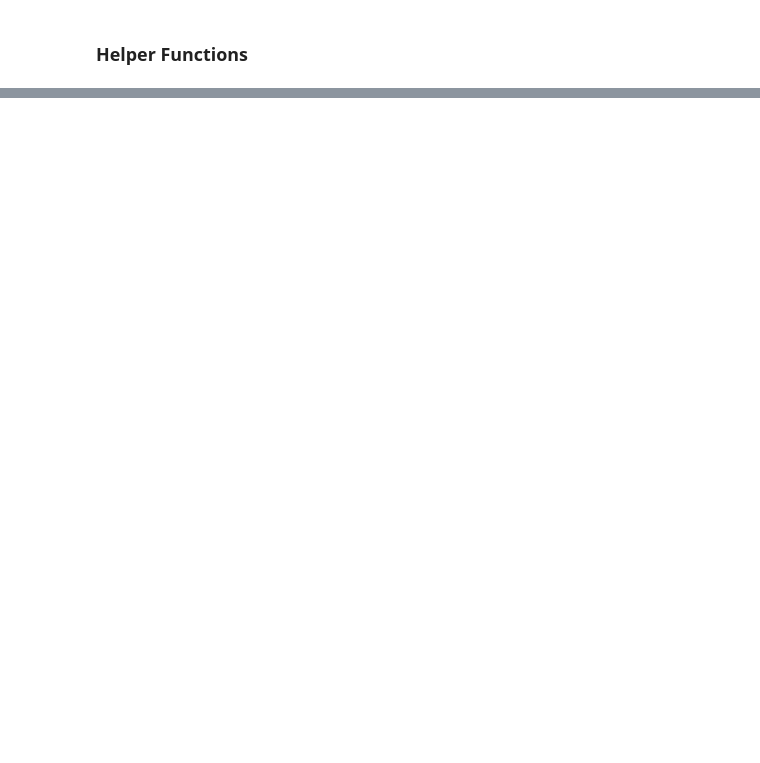
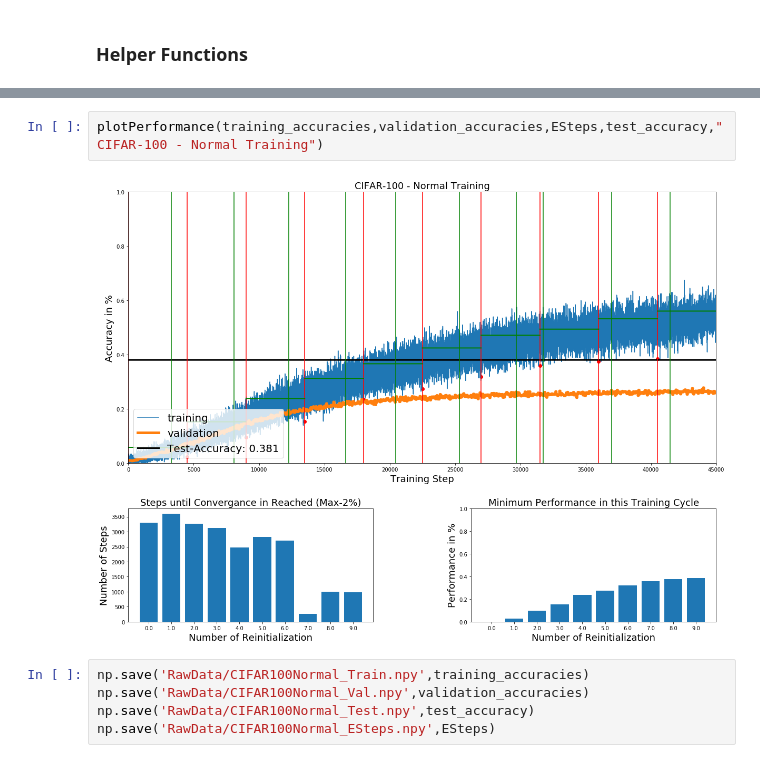
Before and after one commit to vkakerbeck/Progressively-Growing-Networks, a Jupyter notebook: CIFAR-100-Growing.ipynb, the cells around one changed output, grey strips where cells are left out. Saved outputs shown, nothing was run; the diff lists cells and outputs as text; blank space fills up the shorter version.

```diff
--- a/CIFAR-100-Growing.ipynb
+++ b/CIFAR-100-Growing.ipynb
@@ -853,0 +529,9 @@ plotPerformance(training_accuracies,validation_accuracies,ESteps,"Normal Network
+# %%
+plotPerformance(training_accuracies,validation_accuracies,ESteps,test_accuracy,"CIFAR-100 - Normal Training")
+# %% [output]
+[figure, added]
+# %%
+np.save('RawData/CIFAR100Normal_Train.npy',training_accuracies)
+np.save('RawData/CIFAR100Normal_Val.npy',validation_accuracies)
+np.save('RawData/CIFAR100Normal_Test.npy',test_accuracy)
+np.save('RawData/CIFAR100Normal_ESteps.npy',ESteps)
```
Also changed, not shown: parts of 43 cells of this notebook.
